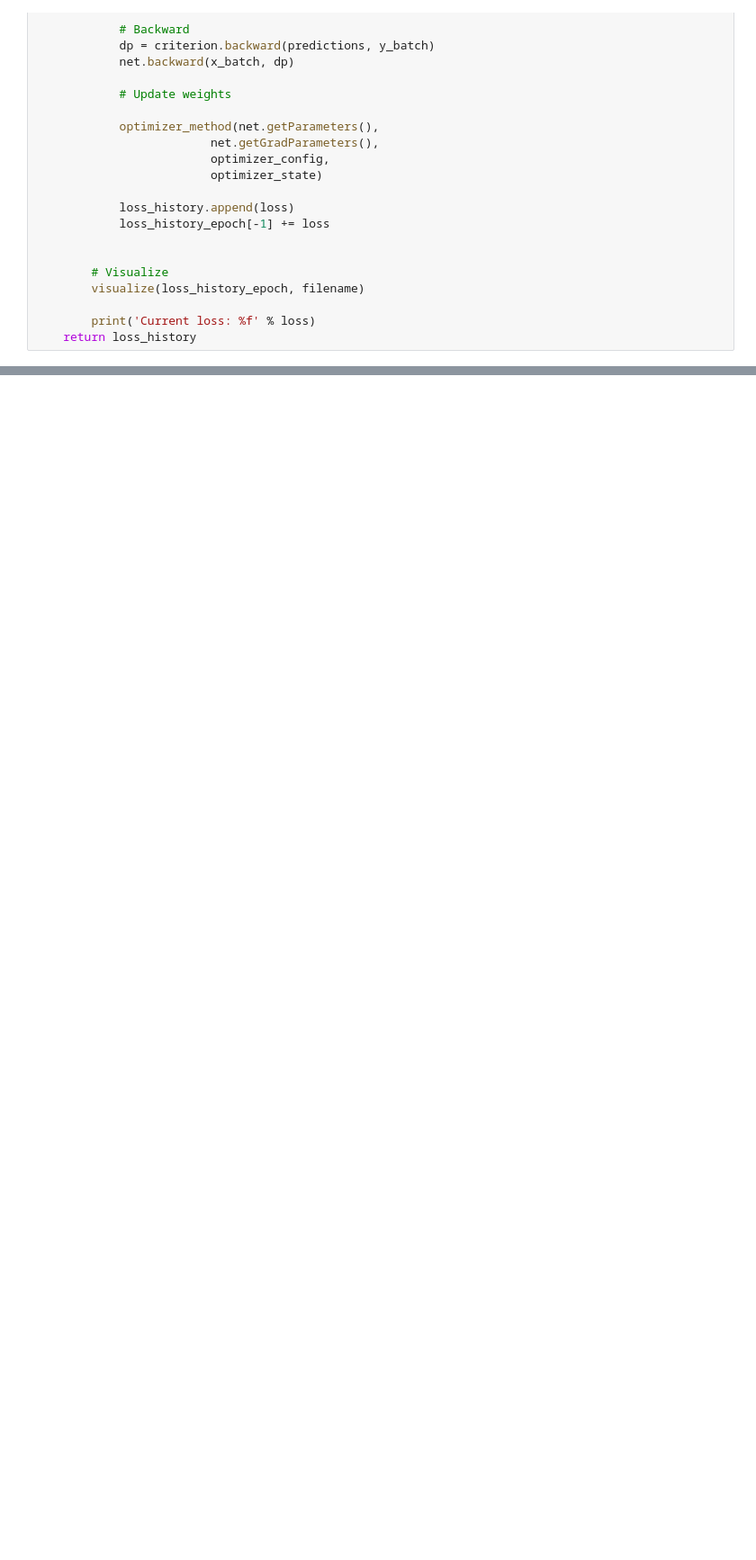
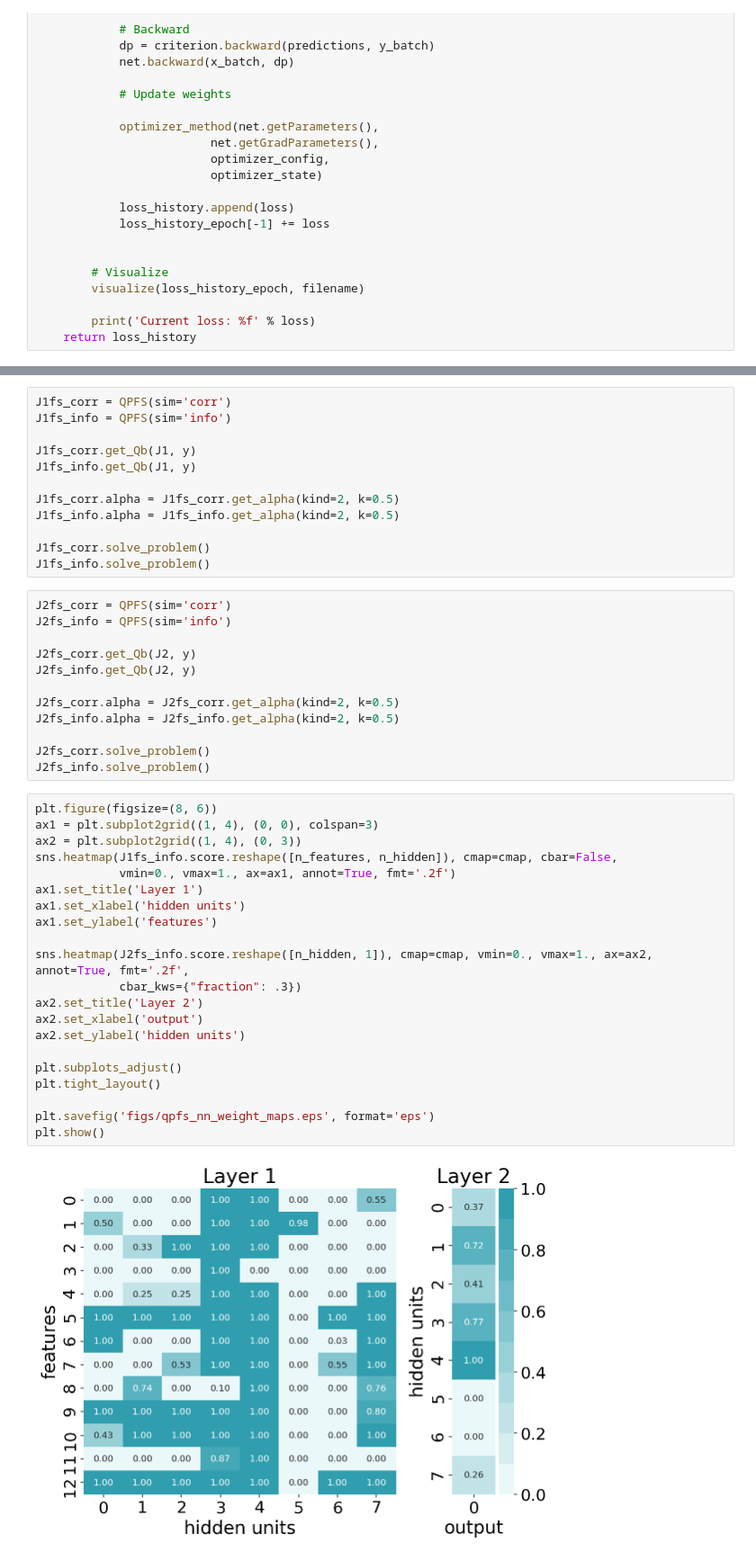
Before and after one commit to Intelligent-Systems-Phystech/2018-Isachenko-QPFSNewton, a Jupyter notebook: code/NNQPFS_v1.ipynb, the cells around one changed output, grey strips where cells are left out. Shown at 90% size. Cells and saved outputs as stored; diff of their text form; blank space fills up the shorter version.

```diff
--- a/code/NNQPFS_v1.ipynb
+++ b/code/NNQPFS_v1.ipynb
@@ -164,0 +273,47 @@ display
+# %%
+J1fs_corr = QPFS(sim='corr')
+J1fs_info = QPFS(sim='info')
+
+J1fs_corr.get_Qb(J1, y)
+J1fs_info.get_Qb(J1, y)
+
+J1fs_corr.alpha = J1fs_corr.get_alpha(kind=2, k=0.5)
+J1fs_info.alpha = J1fs_info.get_alpha(kind=2, k=0.5)
+
+J1fs_corr.solve_problem()
+J1fs_info.solve_problem()
+# %%
+J2fs_corr = QPFS(sim='corr')
+J2fs_info = QPFS(sim='info')
+
+J2fs_corr.get_Qb(J2, y)
+J2fs_info.get_Qb(J2, y)
+
+J2fs_corr.alpha = J2fs_corr.get_alpha(kind=2, k=0.5)
+J2fs_info.alpha = J2fs_info.get_alpha(kind=2, k=0.5)
+
+J2fs_corr.solve_problem()
+J2fs_info.solve_problem()
+# %%
+plt.figure(figsize=(8, 6))
+ax1 = plt.subplot2grid((1, 4), (0, 0), colspan=3)
+ax2 = plt.subplot2grid((1, 4), (0, 3))
+sns.heatmap(J1fs_info.score.reshape([n_features, n_hidden]), cmap=cmap, cbar=False,
+            vmin=0., vmax=1., ax=ax1, annot=True, fmt='.2f')
+ax1.set_title('Layer 1')
+ax1.set_xlabel('hidden units')
+ax1.set_ylabel('features')
+
+sns.heatmap(J2fs_info.score.reshape([n_hidden, 1]), cmap=cmap, vmin=0., vmax=1., ax=ax2, annot=True, fmt='.2f',
+            cbar_kws={"fraction": .3})
+ax2.set_title('Layer 2')
+ax2.set_xlabel('output')
+ax2.set_ylabel('hidden units')
+
+plt.subplots_adjust()
+plt.tight_layout()
+
+plt.savefig('figs/qpfs_nn_weight_maps.eps', format='eps')
+plt.show()
+# %% [output]
+[figure, added]
```
Also changed, not shown: parts of 8 cells of this notebook, 5 other files.
